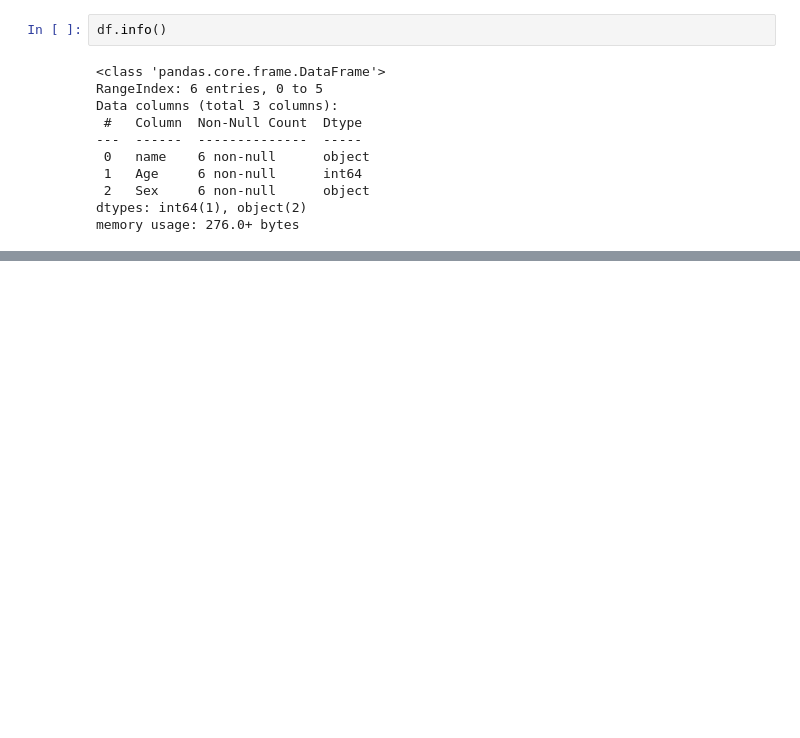
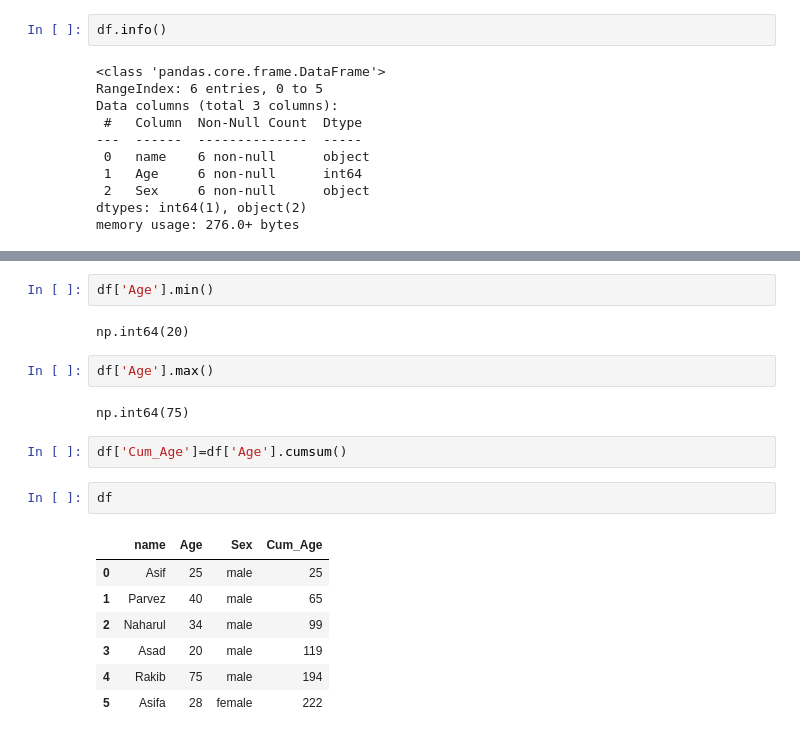
Before and after one commit to minhaz6996/hell-of-a-life, a Jupyter notebook: python-libraries/02-pandas.ipynb, the cells around one changed output, grey strips where cells are left out. Drawn from its saved outputs; the diff is of its cells as text; blank space fills up the shorter version.

```diff
--- a/python-libraries/02-pandas.ipynb
+++ b/python-libraries/02-pandas.ipynb
@@ -86,0 +146,20 @@ memory usage: 276.0+ bytes
+# %%
+df['Age'].min()
+# %% [output]
+np.int64(20)
+# %%
+df['Age'].max()
+# %% [output]
+np.int64(75)
+# %%
+df['Cum_Age']=df['Age'].cumsum()
+# %%
+df
+# %% [output]
+|  | name | Age | Sex | Cum_Age |
+| 0 | Asif | 25 | male | 25 |
+| 1 | Parvez | 40 | male | 65 |
+| 2 | Naharul | 34 | male | 99 |
+| 3 | Asad | 20 | male | 119 |
+| 4 | Rakib | 75 | male | 194 |
+| 5 | Asifa | 28 | female | 222 |
```
Also changed, not shown: parts of 52 cells of this notebook.
